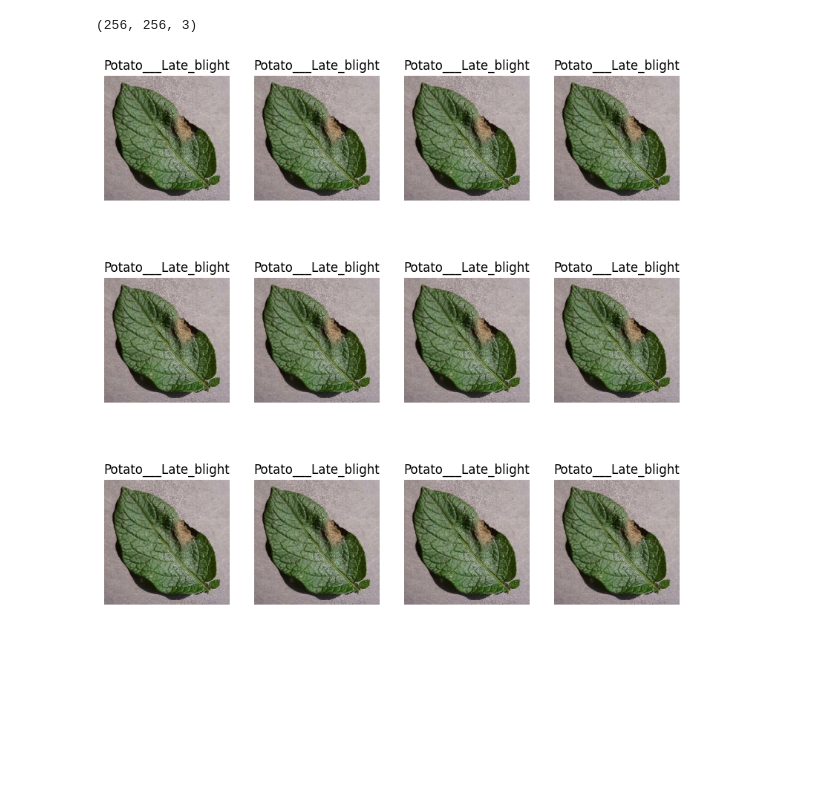
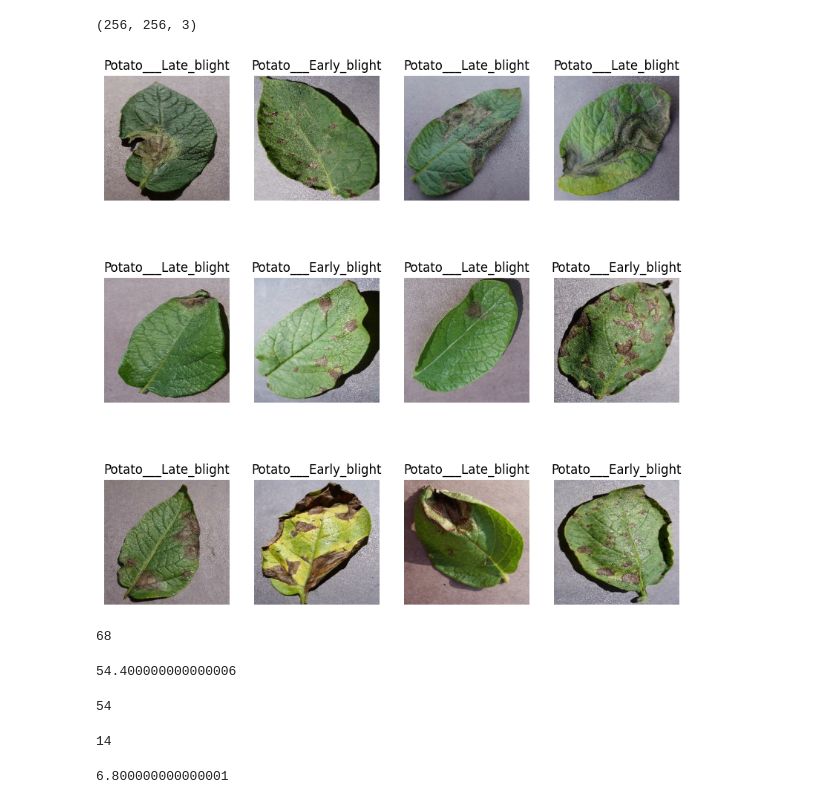
Before and after one commit to mayurramani07/Potato-Disease-Classification, a Jupyter notebook: Training.ipynb, the cells around one changed output. Drawn from its saved outputs; the diff is of its cells as text; code cells hidden in the pictures; blank space fills up the shorter version.

Commit message:
Split dataset into train, validation, and test sets

```diff
--- a/Training.ipynb
+++ b/Training.ipynb
@@ -46,11 +48,35 @@ for image_batch, label_batch in dataset.take(1):
 (256, 256, 3)
 # %%
 plt.figure(figsize=(10,10))
-for image_batch, label_batch in dataset.take(i):
+for image_batch, label_batch in dataset.take(1):
     for i in range(12) :
         ax = plt.subplot(3,4,i+1)
         plt.imshow(image_batch[i].numpy().astype("uint8"))
         plt.title(class_names[label_batch[i]])
         plt.axis("off")
 # %% [output]
-[figure, old version]
+[figure, new version]
+# %%
+len(dataset)
+# %% [output]
+68
+# %%
+train_size = 0.8
+len(dataset) * train_size
+# %% [output]
+54.400000000000006
+# %%
+train_ds = dataset.take(54)
+len(train_ds)
+# %% [output]
+54
+# %%
+test_ds = dataset.skip(54)
+len(test_ds)
+# %% [output]
+14
+# %%
+val_size =  0.1
+len(dataset) * val_size
+# %% [output]
+6.800000000000001
```
Also changed, not shown: parts of 9 cells of this notebook.
